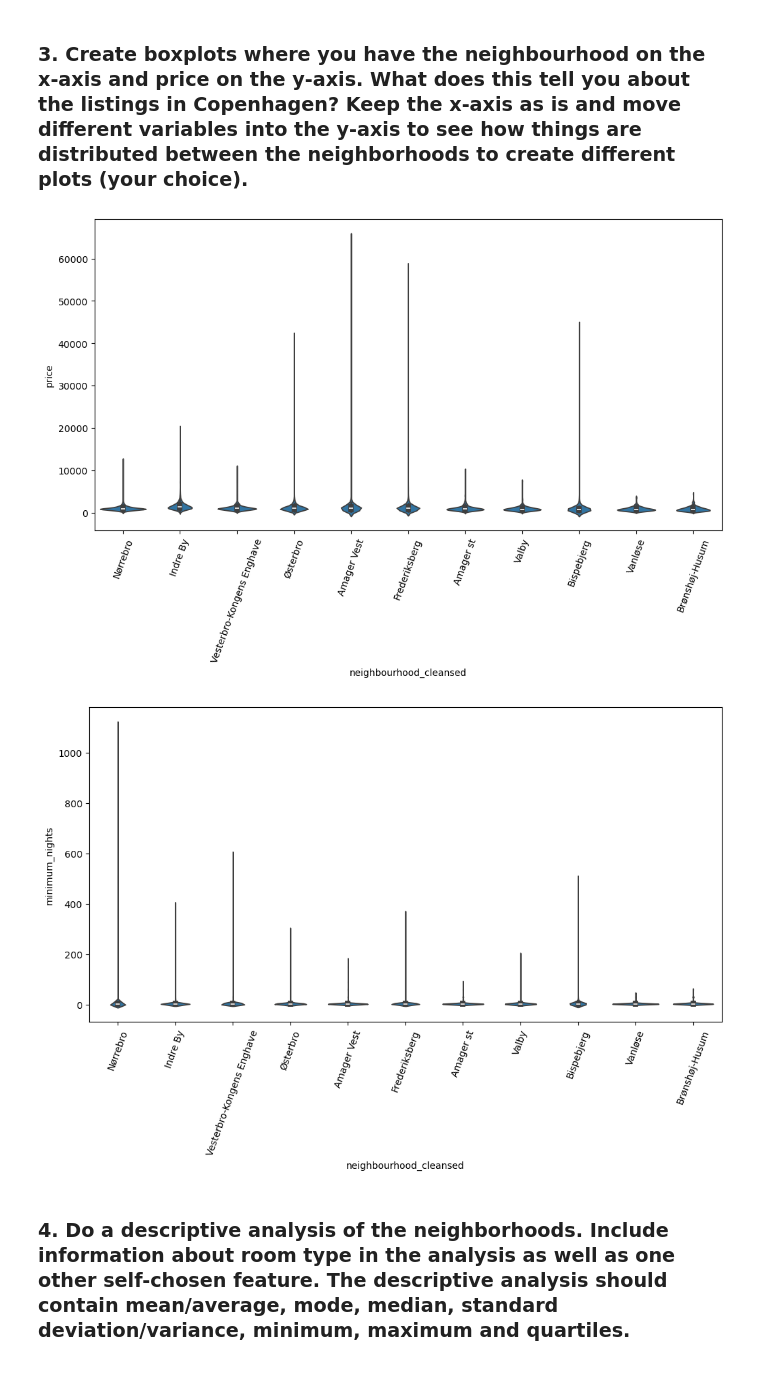
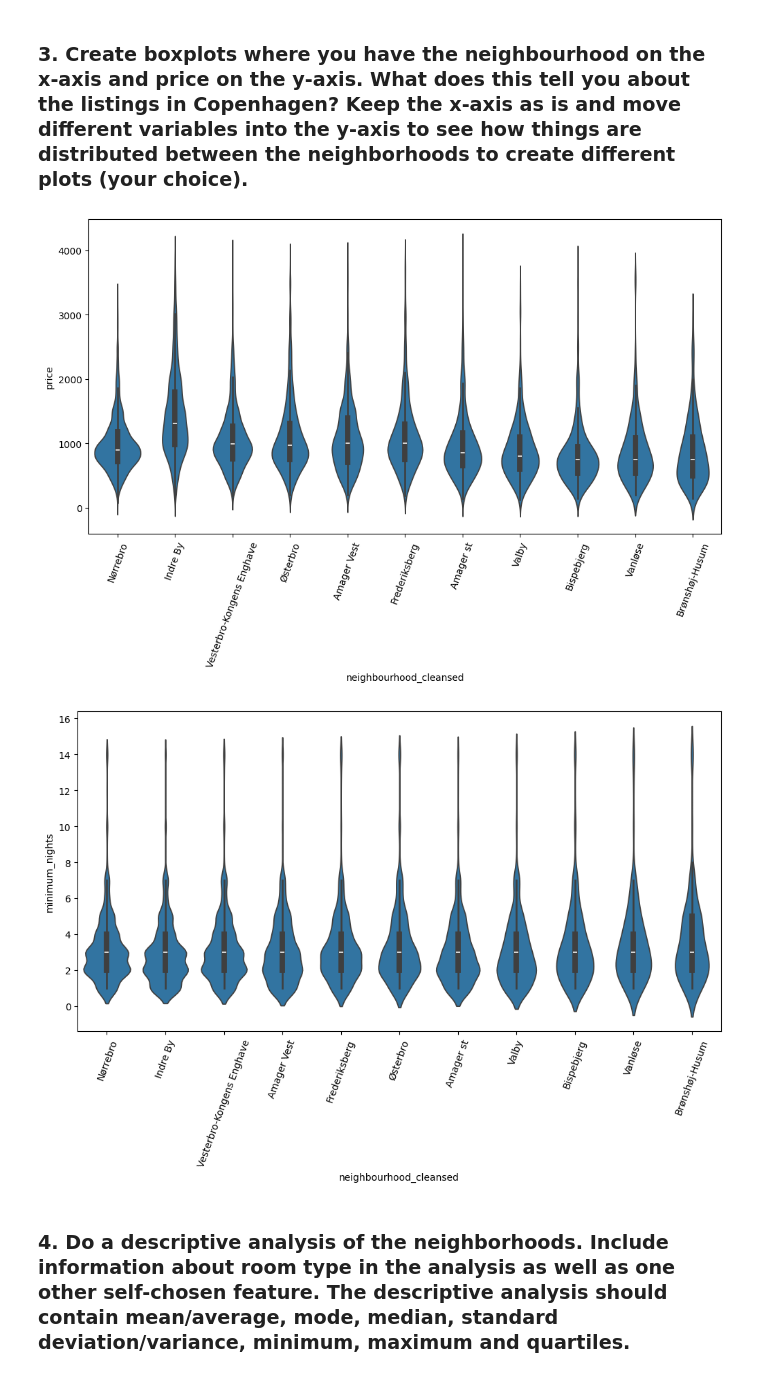
Before and after one commit to dimitur2204/MAL1, a Jupyter notebook: copenhagen-airbnb-assignment.ipynb, the cells around one changed output. Cells and saved outputs as stored; diff of their text form; code cells hidden in the pictures.

Commit message:
add ex2 distribution plots

```diff
--- a/1. Copenhagen AirBnB.ipynb
+++ b/copenhagen-airbnb-assignment.ipynb
@@ -195,19 +195,24 @@ plt.show()
 import numpy as np
 import seaborn as sns
 
+normalized_price = pd.DataFrame(data_filtered)
+normalized_price = data_filtered[data_filtered["price"] < 4000]
+
 plt.figure(figsize=(12, 6))
-sns.violinplot(x="neighbourhood_cleansed", y="price", data=data_filtered)
+sns.violinplot(x="neighbourhood_cleansed", y="price", data=normalized_price)
 plt.xticks(rotation=70)
 plt.show()
 # %% [output]
-[figure, old version]
+[figure, new version]
 # %%
 plt.figure(figsize=(12, 6))
-sns.violinplot(x="neighbourhood_cleansed", y="minimum_nights", data=data_filtered)
+normalized_nights = pd.DataFrame(data_filtered)
+normalized_nights = data_filtered[data_filtered["minimum_nights"] < 15]
+sns.violinplot(x="neighbourhood_cleansed", y="minimum_nights", data=normalized_nights)
 plt.xticks(rotation=70)
 plt.show()
 # %% [output]
-[figure, old version]
+[figure, new version]
 # %% [markdown]
 ### 4. Do a descriptive analysis of the neighborhoods. Include information about room type in the analysis as well as one other self-chosen feature. The descriptive analysis should contain mean/average, mode, median, standard deviation/variance, minimum, maximum and quartiles.
 # %%
```
